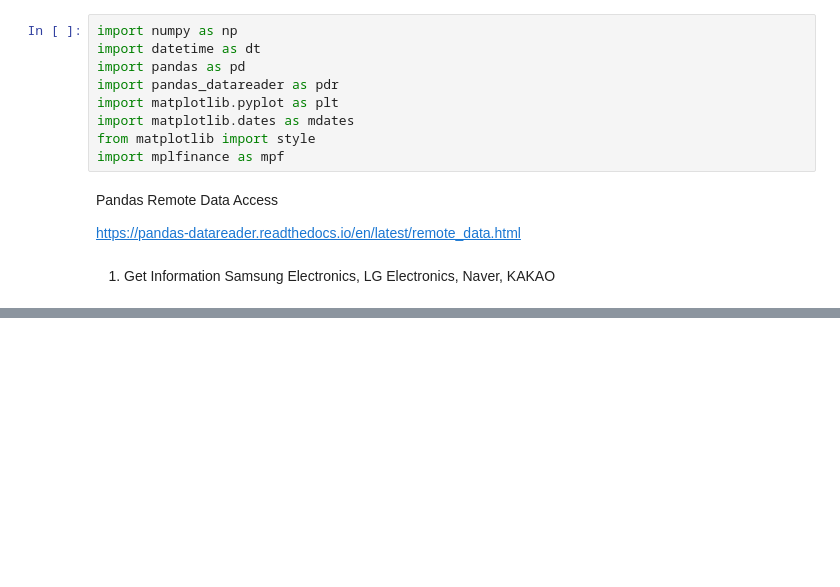
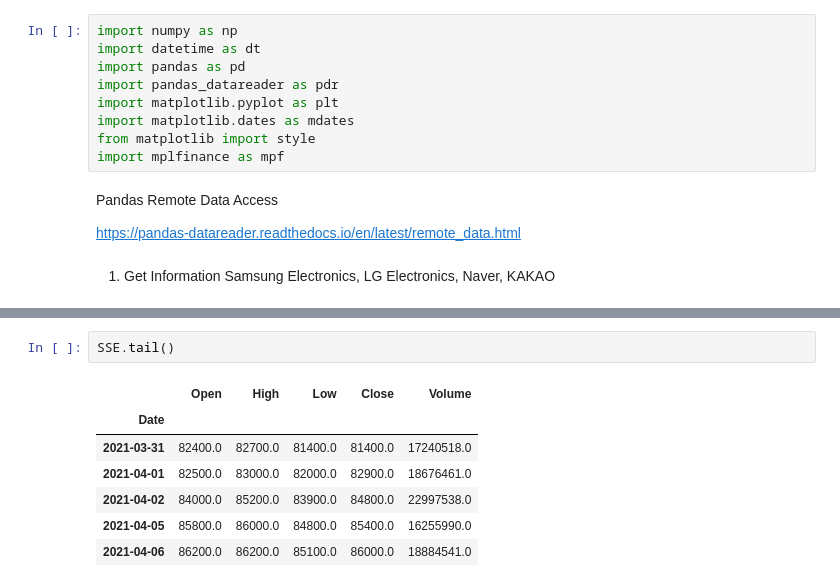
Before and after one commit to zasminah/DataVisualization, a Jupyter notebook: Stock_visualization.ipynb, the cells around one changed output, grey strips where cells are left out. Saved outputs shown, nothing was run; the diff lists cells and outputs as text; blank space fills up the shorter version.

```diff
--- a/Stock_visualization.ipynb
+++ b/Stock_visualization.ipynb
@@ -41,0 +59,10 @@ datetime.datetime(2021, 1, 2, 3, 5, 52, 433793)
+# %%
+SSE.tail()
+# %% [output]
+|  | Open | High | Low | Close | Volume |
+| Date |  |  |  |  |  |
+| 2021-03-31 | 82400.0 | 82700.0 | 81400.0 | 81400.0 | 17240518.0 |
+| 2021-04-01 | 82500.0 | 83000.0 | 82000.0 | 82900.0 | 18676461.0 |
+| 2021-04-02 | 84000.0 | 85200.0 | 83900.0 | 84800.0 | 22997538.0 |
+| 2021-04-05 | 85800.0 | 86000.0 | 84800.0 | 85400.0 | 16255990.0 |
+| 2021-04-06 | 86200.0 | 86200.0 | 85100.0 | 86000.0 | 18884541.0 |
```
Also changed, not shown: parts of 8 cells of this notebook.
